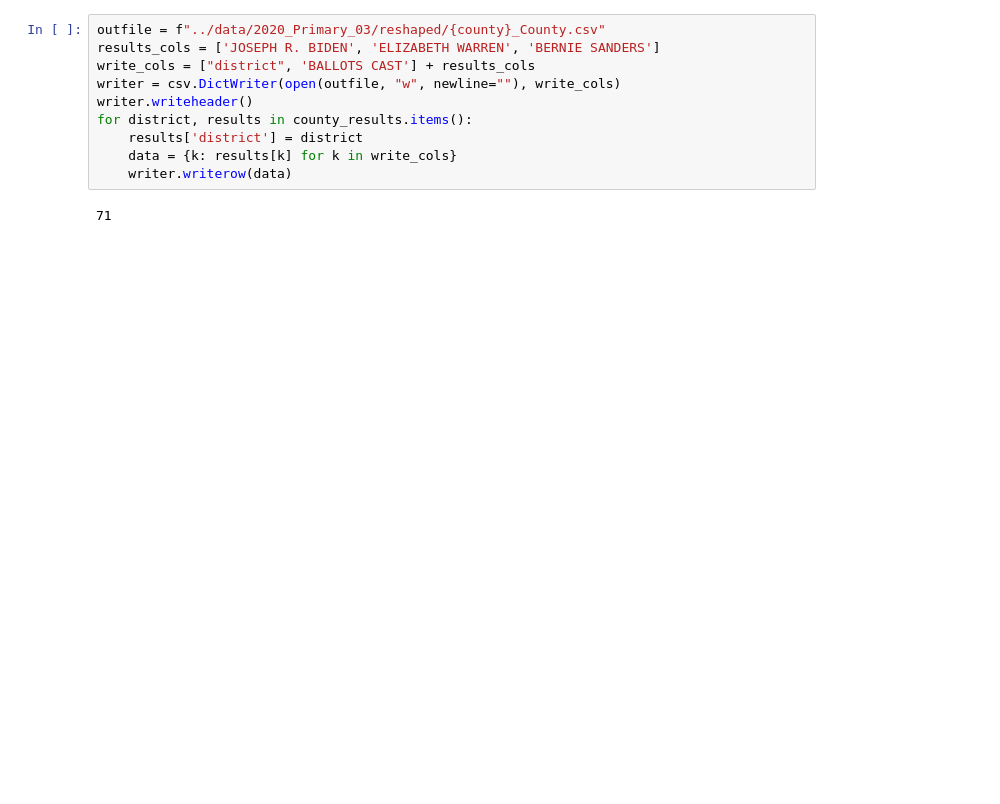
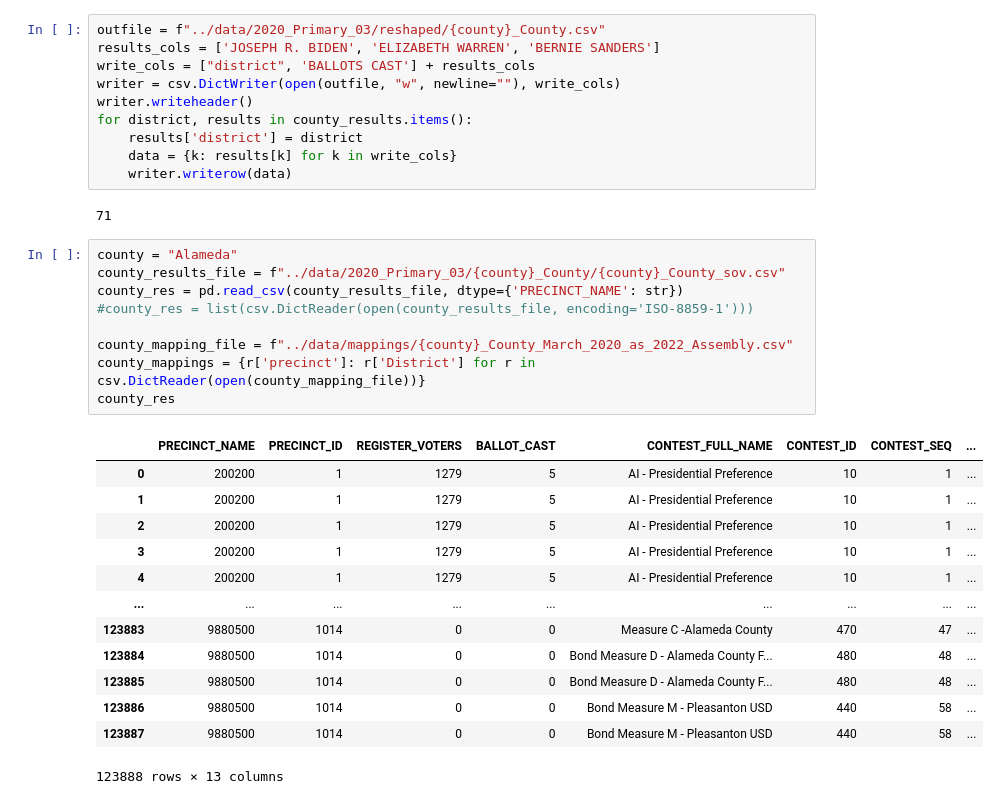
Before and after one commit to talevy42/cadsa-research, a Jupyter notebook: scripts/Collate Results.ipynb, the cells around one changed output. Drawn from its saved outputs; the diff is of its cells as text; blank space fills up the shorter version.

Commit message:
presidential Alameda reshape

```diff
--- a/scripts/Collate Results.ipynb
+++ b/scripts/Collate Results.ipynb
@@ -249,3 +249,26 @@ for district, results in county_results.items():
     writer.writerow(data)
 # %% [output]
 71
+# %%
+county = "Alameda"
+county_results_file = f"../data/2020_Primary_03/{county}_County/{county}_County_sov.csv"
+county_res = pd.read_csv(county_results_file, dtype={'PRECINCT_NAME': str})
+#county_res = list(csv.DictReader(open(county_results_file, encoding='ISO-8859-1')))
+
+county_mapping_file = f"../data/mappings/{county}_County_March_2020_as_2022_Assembly.csv"
+county_mappings = {r['precinct']: r['District'] for r in csv.DictReader(open(county_mapping_file))}
+county_res
+# %% [output]
+|  | PRECINCT_NAME | PRECINCT_ID | REGISTER_VOTERS | BALLOT_CAST | CONTEST_FULL_NAME | CONTEST_ID | CONTEST_SEQ | ... |
+| 0 | 200200 | 1 | 1279 | 5 | AI - Presidential Preference | 10 | 1 | ... |
+| 1 | 200200 | 1 | 1279 | 5 | AI - Presidential Preference | 10 | 1 | ... |
+| 2 | 200200 | 1 | 1279 | 5 | AI - Presidential Preference | 10 | 1 | ... |
+| 3 | 200200 | 1 | 1279 | 5 | AI - Presidential Preference | 10 | 1 | ... |
+| 4 | 200200 | 1 | 1279 | 5 | AI - Presidential Preference | 10 | 1 | ... |
+| ... | ... | ... | ... | ... | ... | ... | ... | ... |
+| 123883 | 9880500 | 1014 | 0 | 0 | Measure C -Alameda County | 470 | 47 | ... |
+| 123884 | 9880500 | 1014 | 0 | 0 | Bond Measure D - Alameda County F... | 480 | 48 | ... |
+| 123885 | 9880500 | 1014 | 0 | 0 | Bond Measure D - Alameda County F... | 480 | 48 | ... |
+| 123886 | 9880500 | 1014 | 0 | 0 | Bond Measure M - Pleasanton USD | 440 | 58 | ... |
+| 123887 | 9880500 | 1014 | 0 | 0 | Bond Measure M - Pleasanton USD | 440 | 58 | ... |
+123888 rows × 13 columns
```
Also changed, not shown: parts of 5 cells of this notebook, 1 other file.
